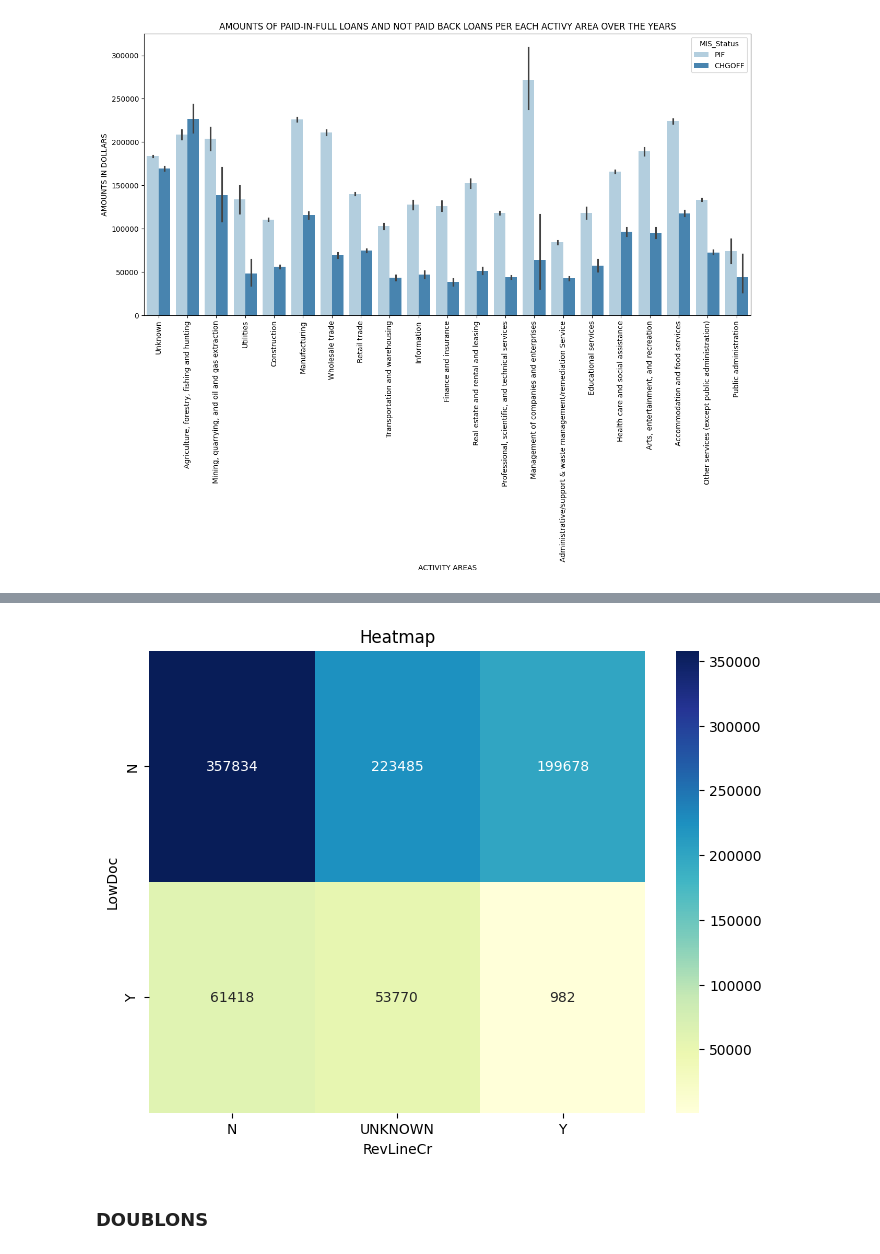
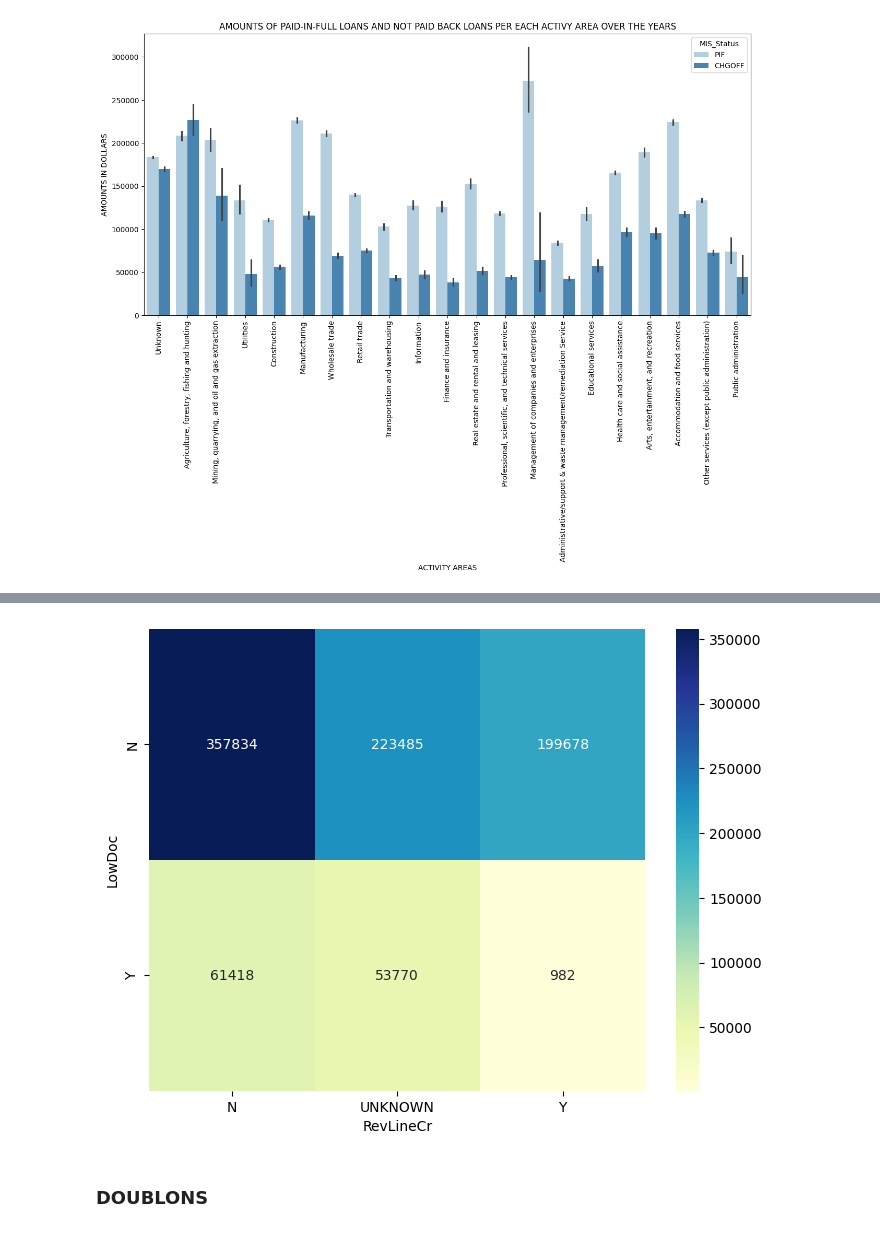
Before and after one commit to GMartin-Data/loan_approval, a Jupyter notebook: tests.ipynb, the cells around one changed output, grey strips where cells are left out. Saved outputs shown, nothing was run; the diff lists cells and outputs as text; code cells hidden in the pictures.

```diff
--- a/tests.ipynb
+++ b/tests.ipynb
@@ -1675,13 +1629,12 @@ See the caveats in the documentation: https://pandas.pydata.org/pandas-docs/stab
 # %%
 data_heatmap = pd.crosstab(index=dataframe["LowDoc"], columns=dataframe["RevLineCr"])
 plt.figure(figsize=(8, 6))
 sns.heatmap(data_heatmap, annot=True, cmap='YlGnBu', fmt='d')
-plt.title('Heatmap')
 plt.xlabel('RevLineCr')
 plt.ylabel('LowDoc')
 plt.show()
 # %% [output]
-[figure, old version]
+[figure, new version]
 # %%
 # import pandas as pd
 # import matplotlib.pyplot as plt
```
Also changed, not shown: parts of 19 cells of this notebook.
